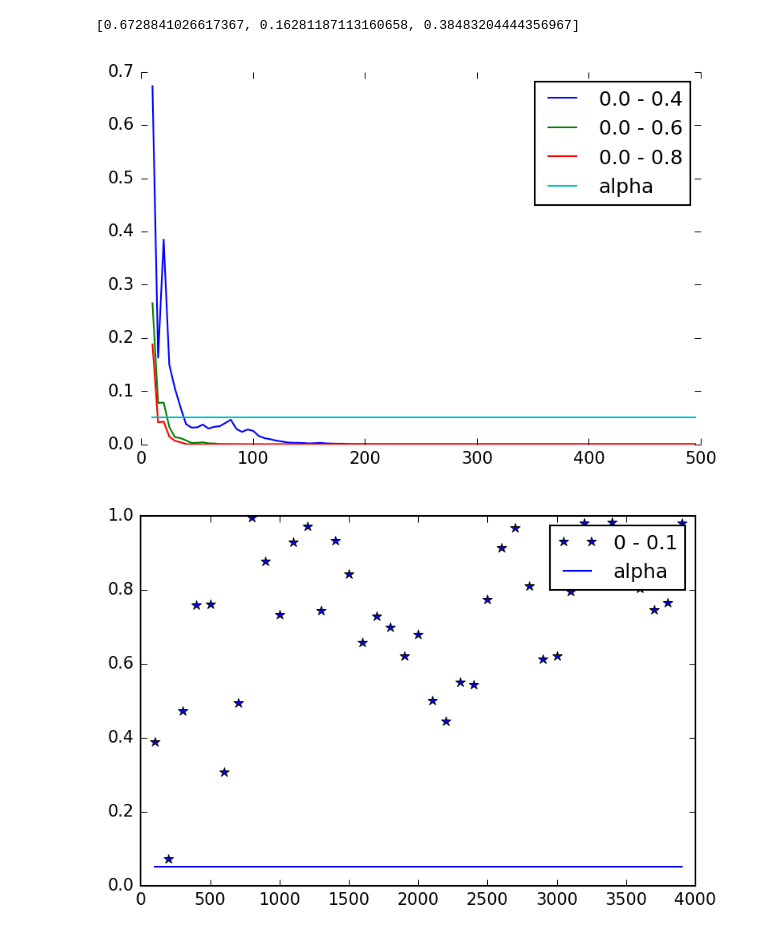
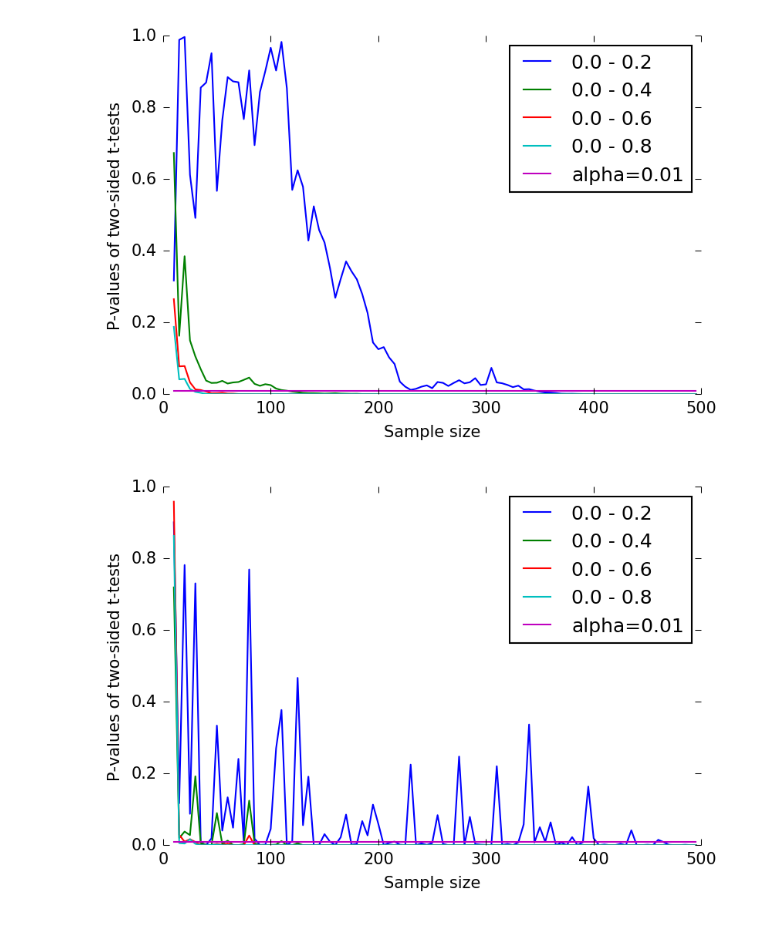
Before and after one commit to Starofall/RTX, a Jupyter notebook: analysis_exploration_percentage.ipynb, the cells around one changed output. Drawn from its saved outputs; the diff is of its cells as text; code cells hidden in the pictures.

Commit message:
plotting

```diff
--- a/analysis_exploration_percentage.ipynb
+++ b/analysis_exploration_percentage.ipynb
@@ -14,14 +14,12 @@ results = db().get_all_data_points()
 res = {}
 data = {}
 knobs = {}
-for i in range(9):
+for i in range(10):
     no = float("0."+str(i))
     res = [r for r in results if r[1][knob]==no]
     data[i] = [r[0] for r in res]
     knobs[i] = [r[1] for r in res]
     print "0."+str(i)+"'s: " + str(len(data[i]))
-
-print "end."
 # %% [output]
 > OEDA configuration: Using elasticsearch database.
 0.0's: 30000
@@ -78,4 +73,6 @@ for i in range(len(all_data)):
 # %%
+mpl.rc("savefig", dpi=150)
+
 alpha = 0.01
 
 fake_run_id = "123456"
@@ -87,63 +84,75 @@ pvalues = {}
 for i in keys:
     pvalues[i] = []
 
-for threshold in range(10, 500, 5):
-    sample_sizes.append(threshold)
+for sample_size in range(10, 500, 5):
+    sample_sizes.append(sample_size)
 
     analysis_data = {}
-    analysis_data[0] = data[0][:threshold]
+    analysis_data[0] = data[0][:sample_size]
 
     for i in comparison_keys:
-        analysis_data[1] = data[i][:threshold]
-        t = Ttest(fake_run_id, y_key, alpha=alpha).start(analysis_data, {})
+        analysis_data[1] = data[i][:sample_size]
+        t = Ttest(fake_run_id, y_key, alpha).start(analysis_data, {})
         pvalues[i].append(t["pvalue"])
 
 markers = ['1','2','3','4','s','p','*','h','H']
 marker_index = 0
 
-print pvalues[4][:3]
-
 fig,ax = plt.subplots()
 for i in comparison_keys:
     ax.plot(sample_sizes,pvalues[i],label='0.0 - 0.'+str(i))
-#     ax.plot(x,y[i],markers[marker_index],label='0 - 0.'+str(i))
     marker_index += 1
-ax.plot(sample_sizes,[0.05]*len(sample_sizes), label='alpha')
+
+ax.plot(sample_sizes,[alpha]*len(sample_sizes), label='alpha='+str(alpha))
+ax.set_frame_on(False)
 #ax.set_clip_on(False)
-ax.set_frame_on(False)
 #ax.get_xaxis().tick_bottom()
 #ax.axes.get_xaxis().set_visible(False)
+plt.xlabel('Sample size')
+plt.ylabel('P-values of two-sided t-tests')
 plt.legend()
 plt.show()
 # %% [output]
-[0.6728841026617367, 0.16281187113160658, 0.38483204444356967]
-[figure, old version]
+[figure, new version]
 # %%
-import matplotlib as mpl
 mpl.rc("savefig", dpi=150)
+import random
 
-i = 1
-x = []
-y = {}
-y[i] = []
-alpha = 0.05
+alpha = 0.01
 
-for threshold in range(100, 4000, 100):
-    x.append(threshold)
+fake_run_id = "123456"
+comparison_keys = keys[1:]
+
+sample_sizes = []
+pvalues = {}
+
+for i in keys:
+    pvalues[i] = []
+
+for sample_size in range(10, 500, 5):
+    sample_sizes.append(sample_size)
 
     analysis_data = {}
-    analysis_data[0] = data[1][:threshold]
-    analysis_data[1] = data[3][:threshold]
+    analysis_data[0] = random.sample(data[0], sample_size)
 
-    t = Ttest(fake_run_id, y_key, alpha=alpha).start(analysis_data, {})
-    y[i].append(t["pvalue"])
+    for i in comparison_keys:
+        analysis_data[1] = random.sample(data[i], sample_size)
+        t = Ttest(fake_run_id, y_key, alpha).start(analysis_data, {})
+        pvalues[i].append(t["pvalue"])
 
+markers = ['1','2','3','4','s','p','*','h','H']
+marker_index = 0
 
 fig,ax = plt.subplots()
-ax.plot(x,y[i],'b*',label='0 - 0.'+str(i))
-ax.plot(x,[0.05]*len(x), label='alpha')
+for i in comparison_keys:
+    ax.plot(sample_sizes,pvalues[i],label='0.0 - 0.'+str(i))
+    marker_index += 1
 
+ax.plot(sample_sizes,[alpha]*len(sample_sizes), label='alpha='+str(alpha))
+ax.set_frame_on(False)
 plt.legend()
+plt.xlabel('Sample size')
+plt.ylabel('P-values of two-sided t-tests')
 plt.show()
 # %% [output]
-[figure, old version]
+[figure, new version]
```
Also changed, not shown: parts of 3 cells of this notebook, 2 other files.
